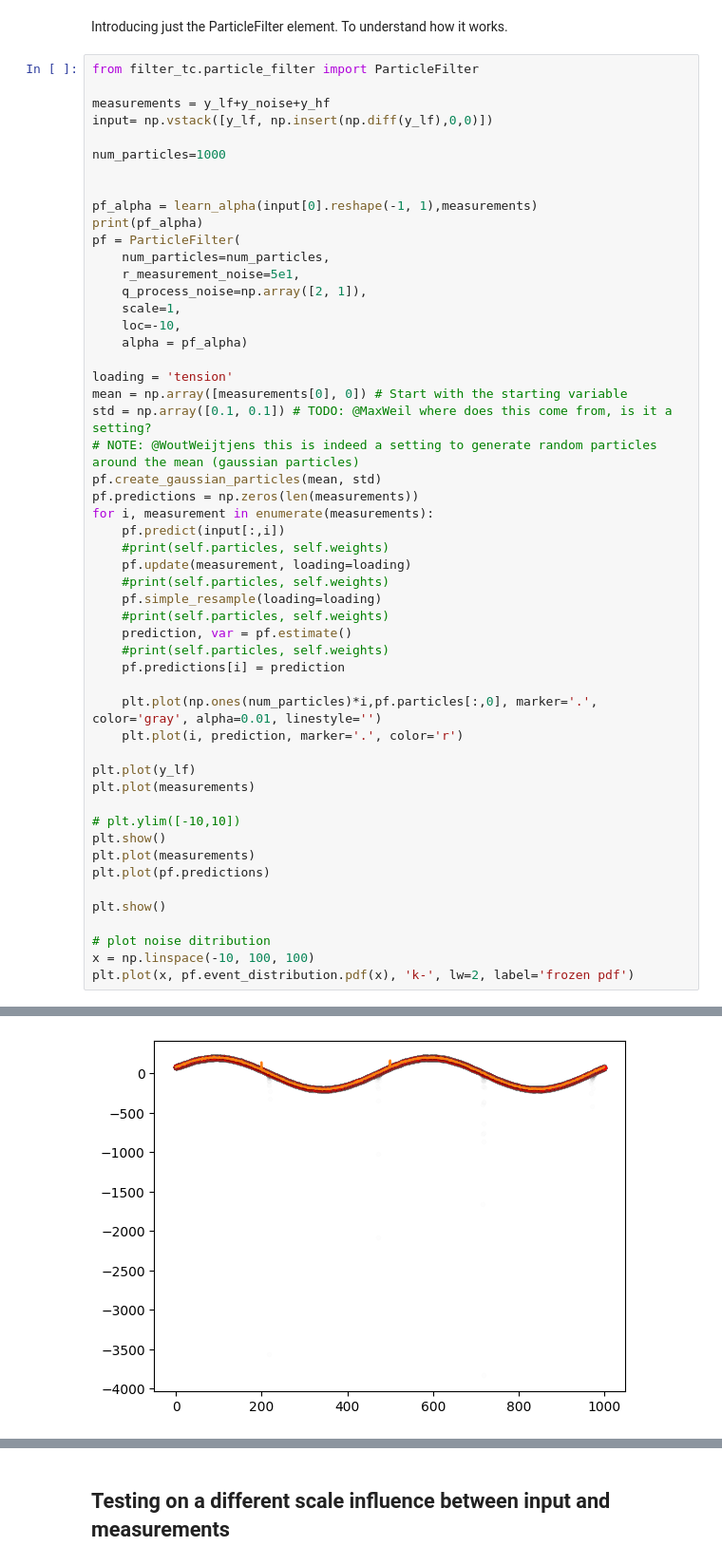
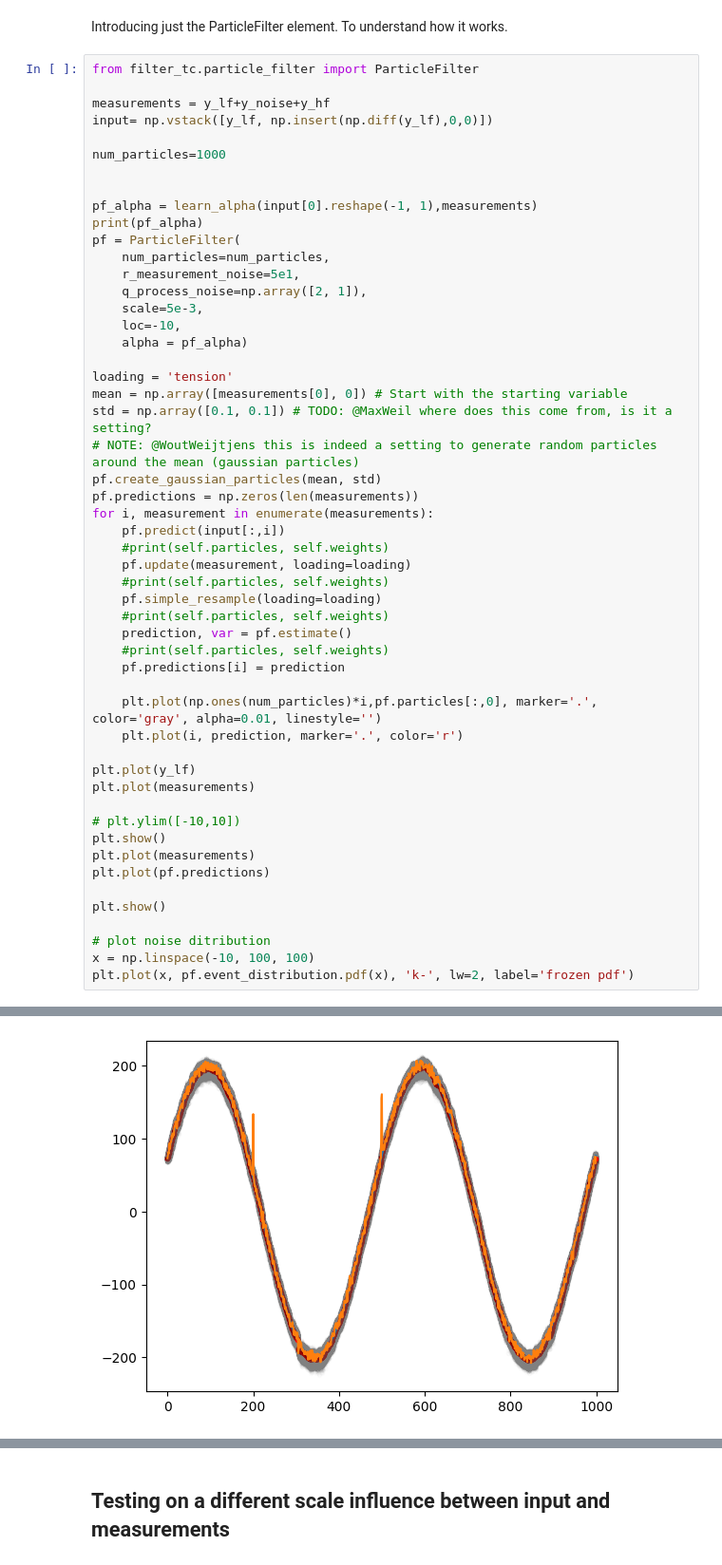
Before and after one commit to OWI-Lab/filter_tc, a Jupyter notebook: notebooks/Basic_testing_tension.ipynb, the cells around one changed output, grey strips where cells are left out. Shown at 95% size. Saved outputs shown, nothing was run; the diff lists cells and outputs as text.

```diff
--- a/notebooks/Basic_testing_tension.ipynb
+++ b/notebooks/Basic_testing_tension.ipynb
@@ -105,7 +107,7 @@ pf = ParticleFilter(
     num_particles=num_particles,
     r_measurement_noise=5e1,
     q_process_noise=np.array([2, 1]),
-    scale=1,
+    scale=5e-3,
     loc=-10,
     alpha = pf_alpha)
 
@@ -147 +149 @@ plt.plot(x, pf.event_distribution.pdf(x), 'k-', lw=2, label='frozen pdf')
-[figure, old version]
+[figure, new version]
```
Also changed, not shown: parts of 9 cells of this notebook, 11 other files.
